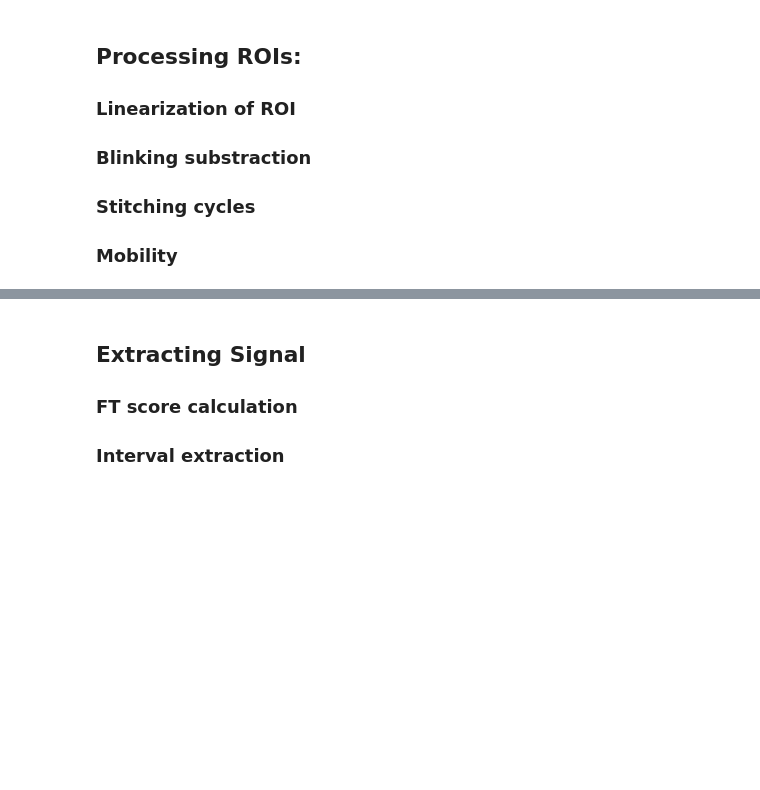
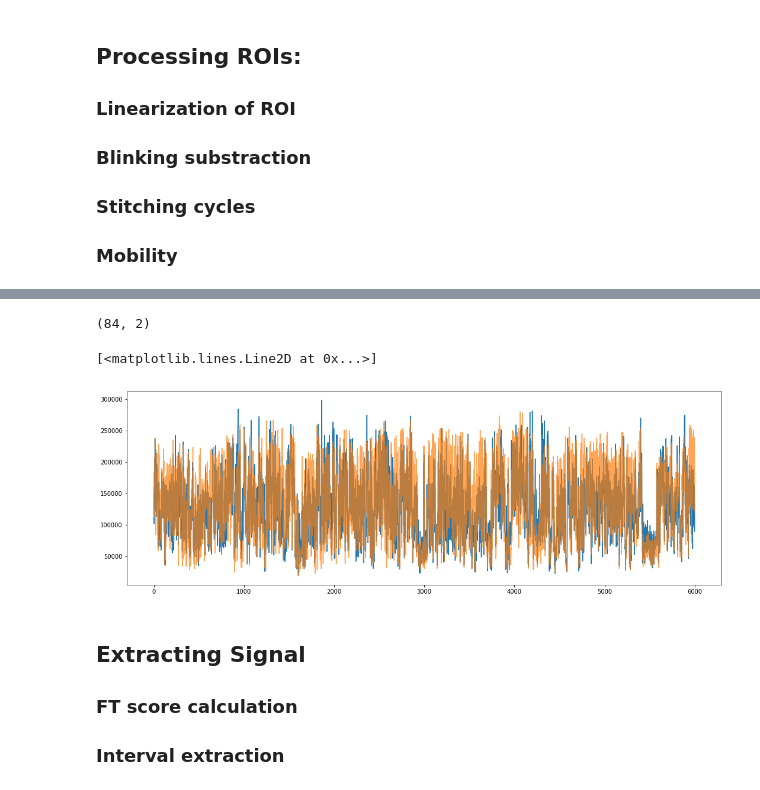
Before and after one commit to p-serna/Nanorods, a Jupyter notebook: Main_Nanords.ipynb, the cells around one changed output, grey strips where cells are left out. Cells and saved outputs as stored; diff of their text form; code cells hidden in the pictures; blank space fills up the shorter version.

```diff
--- a/Main_Nanords.ipynb
+++ b/Main_Nanords.ipynb
@@ -281,3 +373,26 @@ visualization(movie_sum,pts_all,figsize=(14,14))
+# %%
+#NROI=size(ROI_selected,2);
+Signal_wave=Signal[:,ROI_selected]
+Signal_wave=column_stack((Signal_wave, Signal[:,NROI//2+ROI_selected]))
+
+pts_blue=pts_all[ROI_selected,:]
+pts_red=pts_all[ROI_selected+NROI//2,:]
+pts=row_stack((pts_blue, pts_red))
+# %%
+#print(ROI_selected)
+#print(NROI//2+ROI_selected)
+shape(pts)
+#print(NROI)
+# %% [output]
+(84, 2)
+# %%
+temp=randint(42)
+figure(figsize=(18,6))
+plot(Signal_wave[:,temp])
+plot(Signal_wave[:,temp+42], alpha=.7)
+# %% [output]
+[<matplotlib.lines.Line2D at 0x...>]
+[figure, added]
 # %% [markdown]
 ##    Extracting Signal
 ### FT score calculation
```
Also changed, not shown: parts of 19 cells of this notebook.
